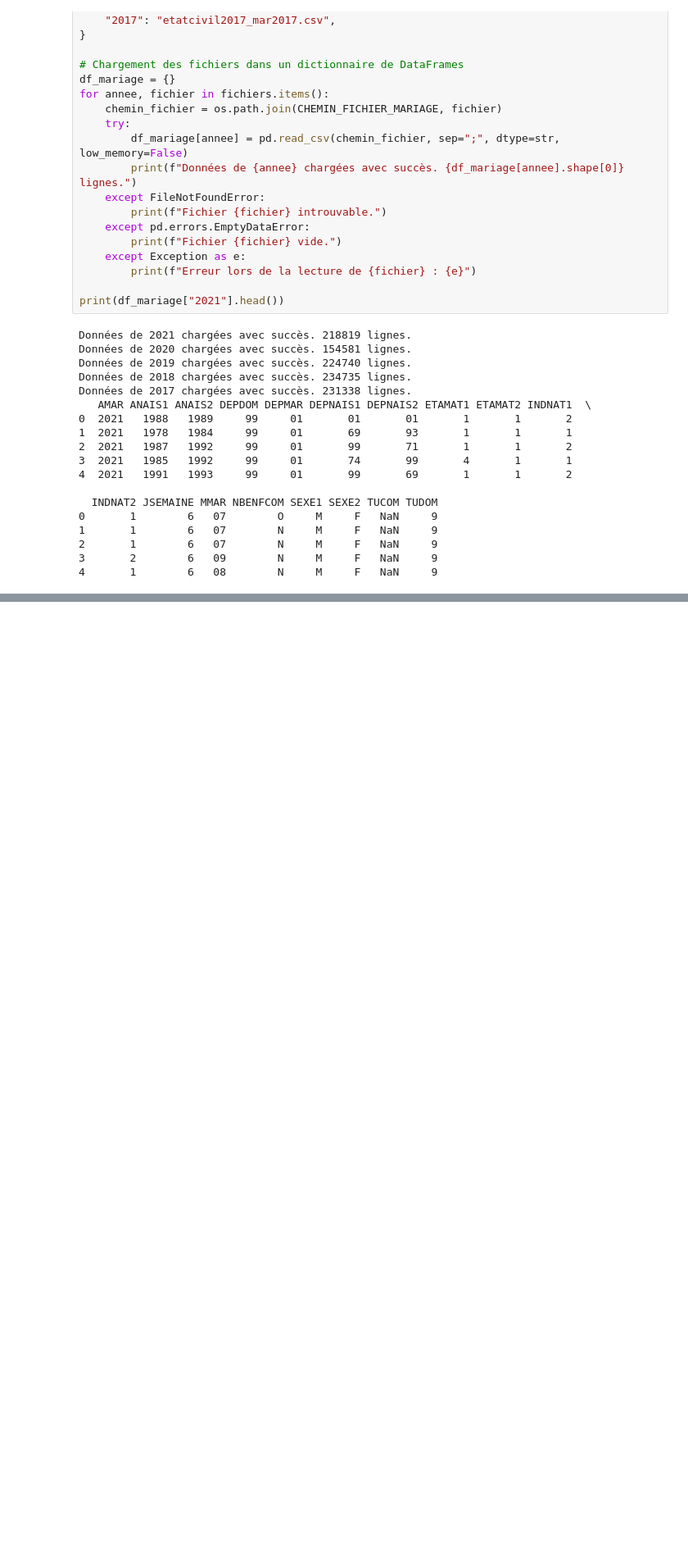
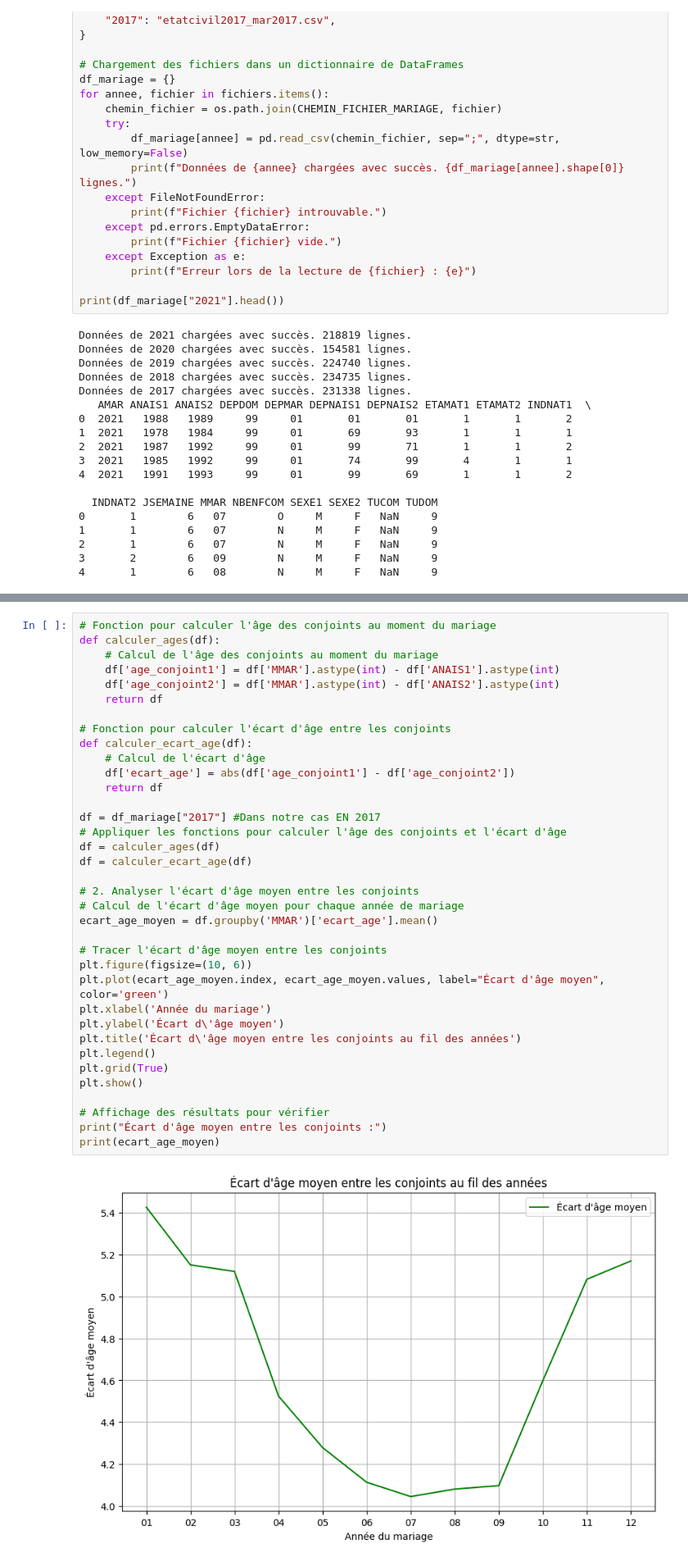
Before and after one commit to marc-awad/big-data-project-python, a Jupyter notebook: awad_marc.ipynb, the cells around one changed output, grey strips where cells are left out. Shown at 82% size. Drawn from its saved outputs; the diff is of its cells as text; blank space fills up the shorter version.

```diff
--- a/awad_marc.ipynb
+++ b/awad_marc.ipynb
@@ -1155,0 +1233,38 @@ Données de 2017 chargées avec succès. 231338 lignes.
+# %%
+# Fonction pour calculer l'âge des conjoints au moment du mariage
+def calculer_ages(df):
+    # Calcul de l'âge des conjoints au moment du mariage
+    df['age_conjoint1'] = df['MMAR'].astype(int) - df['ANAIS1'].astype(int)
+    df['age_conjoint2'] = df['MMAR'].astype(int) - df['ANAIS2'].astype(int)
+    return df
+
+# Fonction pour calculer l'écart d'âge entre les conjoints
+def calculer_ecart_age(df):
+    # Calcul de l'écart d'âge
+    df['ecart_age'] = abs(df['age_conjoint1'] - df['age_conjoint2'])
+    return df
+
+df = df_mariage["2017"] #Dans notre cas EN 2017
+# Appliquer les fonctions pour calculer l'âge des conjoints et l'écart d'âge
+df = calculer_ages(df)
+df = calculer_ecart_age(df)
+
+# 2. Analyser l'écart d'âge moyen entre les conjoints
+# Calcul de l'écart d'âge moyen pour chaque année de mariage
+ecart_age_moyen = df.groupby('MMAR')['ecart_age'].mean()
+
+# Tracer l'écart d'âge moyen entre les conjoints
+plt.figure(figsize=(10, 6))
+plt.plot(ecart_age_moyen.index, ecart_age_moyen.values, label="Écart d'âge moyen", color='green')
+plt.xlabel('Année du mariage')
+plt.ylabel('Écart d\'âge moyen')
+plt.title('Écart d\'âge moyen entre les conjoints au fil des années')
+plt.legend()
+plt.grid(True)
+plt.show()
+
+# Affichage des résultats pour vérifier
+print("Écart d'âge moyen entre les conjoints :")
+print(ecart_age_moyen)
+# %% [output]
+[figure, added]
```
Also changed, not shown: parts of 8 cells of this notebook.
